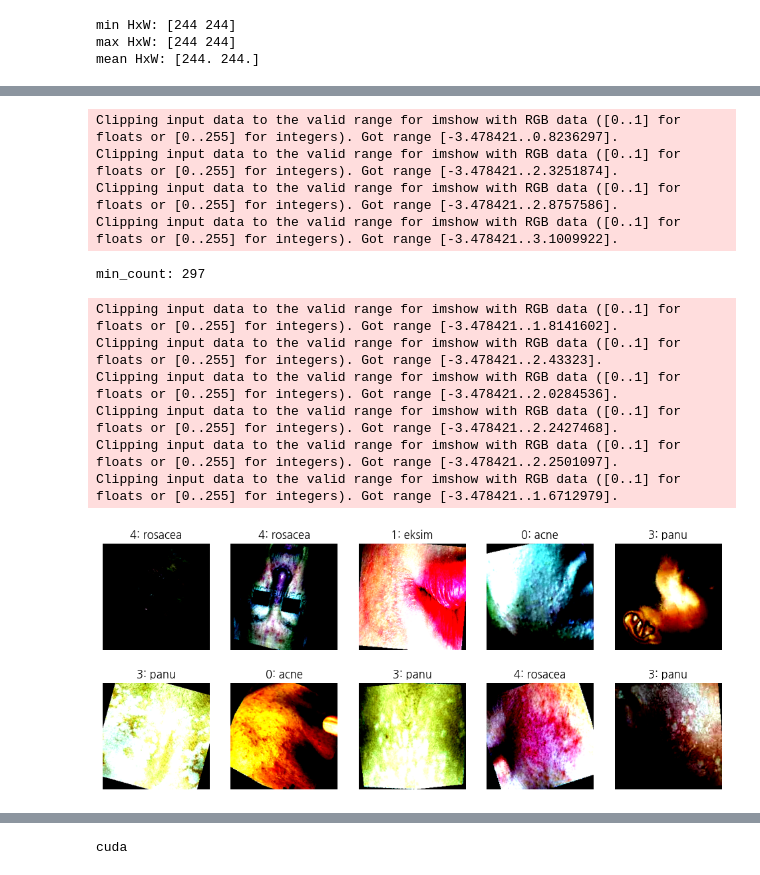
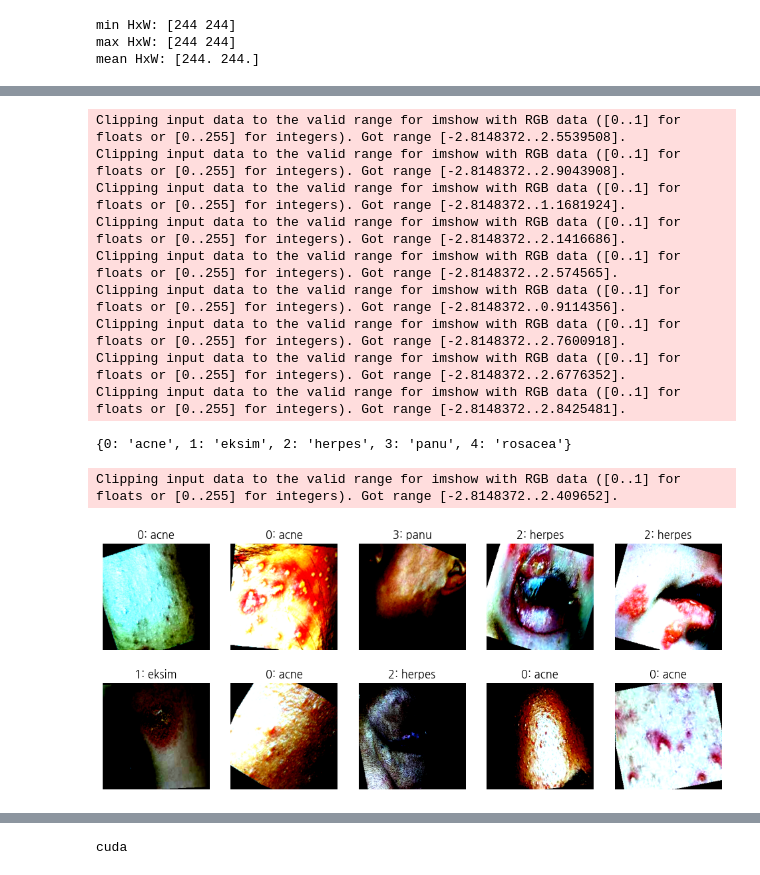
Before and after one commit to hanvv3/potenup3-02_DL, a Jupyter notebook: wt_day9-skin diseases.ipynb, the cells around one changed output, grey strips where cells are left out. Saved outputs shown, nothing was run; the diff lists cells and outputs as text; code cells hidden in the pictures.

```diff
--- a/wt_day9-skin diseases.ipynb
+++ b/wt_day9-skin diseases.ipynb
@@ -24,7 +25,7 @@ from pathlib import Path
 * Kaggle: https://www.kaggle.com/datasets/sponishflea/classification-of-skin-diseases?resource=download
 # %%
 root_dir = "./data/skin_diseases"
-from_dir = os.path.join(root_dir, "train")
-to_dir = os.path.join(root_dir, "skin_disease")
+train_dir = os.path.join(root_dir, "train")
+test_dir = os.path.join(root_dir, "test")
 # %%
 # class 폴더명 -> 정수 라벨 매핑
@@ -49,6 +48,9 @@ class ourDataset(Dataset):
         self.base_dir = base_dir
         self.img_paths = []
         self.labels = []
+
+        # 정렬해서 클래스 인덱스가 OS/실행마다 바뀌지 않게
+        img_dirs = sorted(img_dirs)
 
         # 각 클래스와 인덱스가 맵핑된 딕셔너리 생성.
         self.cls_to_idx = {cls: i for i, cls in enumerate(img_dirs)}
@@ -73,13 +75,11 @@ class ourDataset(Dataset):
     def __getitem__(self, idx):
         img_path = self.img_paths[idx]
         image = Image.open(img_path).convert('RGB')
+        label = self.labels[idx]
 
         # Image Augmentation 수행 ( 수행을 하지 않고 데이터로더로 데이터셋 확인시 배치사이즈는 1로 해야 한다. )
         if self.transform:
             image = self.transform(image)
-        else: image = transforms.ToTensor()(image)
-
-        label = self.labels[idx]
 
         return image, label
 
@@ -109,18 +106,18 @@ def print_cls_dist(dataset):
 # %%
 # 인스턴스
-dataset = ourDataset(base_dir=from_dir)
-dataloader = DataLoader(dataset, batch_size = 1, shuffle=True)
+base_dataset = ourDataset(base_dir=train_dir)
+dataloader = DataLoader(base_dataset, batch_size = 1, shuffle=True)
 
 # 데이터셋의 크기 확인
-print('Size of Dataset:', len(dataset))
+print('Size of Dataset:', len(base_dataset))
 print('Size of Dataloader:', len(dataloader))
 
 # 클래스 개수
-num_classes = len(dataset.cls_to_idx)
+num_classes = len(base_dataset.cls_to_idx)
 print('Number of Classes:', num_classes)
 
 # 클래스별 데이터 분포
-print_cls_dist(dataset)
+print_cls_dist(base_dataset)
 # %% [output]
 Size of Dataset: 1494
 Size of Dataloader: 1494
@@ -284,51 +368,56 @@ transform = {
         transforms.RandomAffine(degrees=25),
         #transforms.ColorJitter(brightness=0.1, contrast=0.1, saturation=0.1),
         transforms.ToTensor(),
-        transforms.Normalize([0.6609, 0.4816, 0.4278],[0.1900, 0.1647, 0.1567])
+        transforms.Normalize(mean,std)
     ]),
     "val": transforms.Compose([
         transforms.Resize((244,244)),
         transforms.ToTensor(),
-        transforms.Normalize([0.6609, 0.4816, 0.4278],[0.1900, 0.1647, 0.1567])
+        transforms.Normalize(mean,std)
     ])
 }
 # %%
 # 증강된 데이터셋 확인
-dataset = ourDataset(base_dir=from_dir, transform = transform['train'])
+train_dataset = ourDataset(base_dir=train_dir, transform = transform['train'])
+
+train_indices = np.arange(len(train_dataset))
+train_labels  = np.array(train_dataset.labels)
 
 # undersampling
-new_dataset = undersample_dataset(dataset)
-dataloader = DataLoader(new_dataset, batch_size=1, shuffle=True)
+undersampled_train_indices = undersample_indices_from_labels(train_indices,train_labels)
+undersampled_dataset = Subset(train_dataset, undersampled_train_indices)
+
+train_dataloader = DataLoader(train_dataset, batch_size=1, shuffle=True)
 
 # attribute 추가
-if isinstance(new_dataset, Subset):
-    new_dataset.idx_to_cls = new_dataset.dataset.idx_to_cls
+base = undersampled_dataset.dataset if isinstance(undersampled_dataset, Subset) else undersampled_dataset
+print(base.idx_to_cls)
 
 
-iter_dataloader = iter(dataloader)
+iter_dataloader = iter(train_dataloader)
 
 # 이미지 시각화
 plt.figure(figsize=(12, 5))
 for i, (augmented_image, label) in zip(range(10), iter_dataloader):
     plt.subplot(2, 5, i + 1)
     label_idx = label.item()
-    plt.title(f"{label_idx}: {dataset.idx_to_cls[label_idx]}")
+    plt.title(f"{label_idx}: {base.idx_to_cls[label_idx]}")
     plt.imshow(augmented_image[0].permute(1, 2, 0))
     plt.axis('off')
 plt.show()
 # %% [output]
-Clipping input data to the valid range for imshow with RGB data ([0..1] for floats or [0..255] for integers). Got range [-3.478421..0.8236297].
-Clipping input data to the valid range for imshow with RGB data ([0..1] for floats or [0..255] for integers). Got range [-3.478421..2.3251874].
-Clipping input data to the valid range for imshow with RGB data ([0..1] for floats or [0..255] for integers). Got range [-3.478421..2.8757586].
-Clipping input data to the valid range for imshow with RGB data ([0..1] for floats or [0..255] for integers). Got range [-3.478421..3.1009922].
+Clipping input data to the valid range for imshow with RGB data ([0..1] for floats or [0..255] for integers). Got range [-2.8148372..2.5539508].
+Clipping input data to the valid range for imshow with RGB data ([0..1] for floats or [0..255] for integers). Got range [-2.8148372..2.9043908].
+Clipping input data to the valid range for imshow with RGB data ([0..1] for floats or [0..255] for integers). Got range [-2.8148372..1.1681924].
+Clipping input data to the valid range for imshow with RGB data ([0..1] for floats or [0..255] for integers). Got range [-2.8148372..2.1416686].
+Clipping input data to the valid range for imshow with RGB data ([0..1] for floats or [0..255] for integers). Got range [-2.8148372..2.574565].
+Clipping input data to the valid range for imshow with RGB data ([0..1] for floats or [0..255] for integers). Got range [-2.8148372..0.9114356].
+Clipping input data to the valid range for imshow with RGB data ([0..1] for floats or [0..255] for integers). Got range [-2.8148372..2.7600918].
+Clipping input data to the valid range for imshow with RGB data ([0..1] for floats or [0..255] for integers). Got range [-2.8148372..2.6776352].
+Clipping input data to the valid range for imshow with RGB data ([0..1] for floats or [0..255] for integers). Got range [-2.8148372..2.8425481].
-min_count: 297
+{0: 'acne', 1: 'eksim', 2: 'herpes', 3: 'panu', 4: 'rosacea'}
-Clipping input data to the valid range for imshow with RGB data ([0..1] for floats or [0..255] for integers). Got range [-3.478421..1.8141602].
-Clipping input data to the valid range for imshow with RGB data ([0..1] for floats or [0..255] for integers). Got range [-3.478421..2.43323].
-Clipping input data to the valid range for imshow with RGB data ([0..1] for floats or [0..255] for integers). Got range [-3.478421..2.0284536].
-Clipping input data to the valid range for imshow with RGB data ([0..1] for floats or [0..255] for integers). Got range [-3.478421..2.2427468].
-Clipping input data to the valid range for imshow with RGB data ([0..1] for floats or [0..255] for integers). Got range [-3.478421..2.2501097].
-Clipping input data to the valid range for imshow with RGB data ([0..1] for floats or [0..255] for integers). Got range [-3.478421..1.6712979].
+Clipping input data to the valid range for imshow with RGB data ([0..1] for floats or [0..255] for integers). Got range [-2.8148372..2.409652].
-[figure, old version]
+[figure, new version]
 # %%
 # 학습 데이터셋과 검증 데이터셋 나누기.
 # 클래스별 고른 분포를 위해 sklearn의 split을 사용함 : pytorch의 random split은 고른 분포를 고려하지 않음
```
Also changed, not shown: parts of 19 cells of this notebook, 5 other files.
